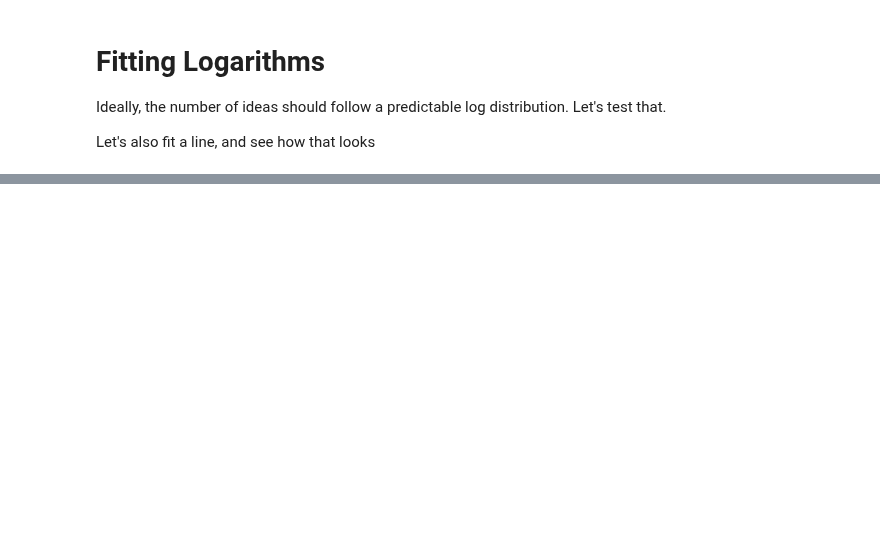
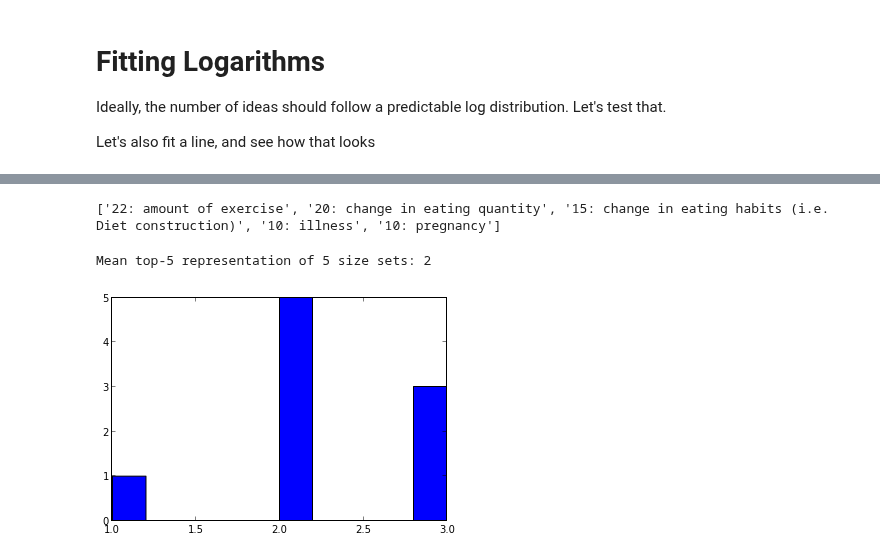
Before and after one commit to filkry/crowbrain, a Jupyter notebook: exps/000_pilot1_analysis.ipynb, the cells around one changed output, grey strips where cells are left out. Drawn from its saved outputs; the diff is of its cells as text; code cells hidden in the pictures; blank space fills up the shorter version.

```diff
--- a/exps/000_pilot1_analysis.ipynb
+++ b/exps/000_pilot1_analysis.ipynb
@@ -304,0 +313,25 @@ Mean log distance: 5.570004   Mean line distance: 2.172619
+# %%
+top_5_answers = set(top[:5])
+print top_names[:5]
+# %% [output]
+['22: amount of exercise', '20: change in eating quantity', '15: change in eating habits (i.e. Diet construction)', '10: illness', '10: pregnancy']
+# %%
+def representativeness(canonical, comp_set):
+    return len(canonical.intersection(set(comp_set)))
+
+def print_top_n_representation_for_batch(n, b):
+    top_n_answers = set(top[:n])
+
+    b_responses = [conditions[b][w] for w in conditions[b]]
+    b_reps = [representativeness(top_n_answers, r) for r in b_responses]
+
+    hist(b_reps)
+    print("Mean top-%i representation of %i size sets: %i" % (
+        n,
+        b,
+        np.mean(b_reps)))
+# %%
+print_top_n_representation_for_batch(5, 5)
+# %% [output]
+Mean top-5 representation of 5 size sets: 2
+[figure, added]
```
Also changed, not shown: parts of 21 cells of this notebook.
